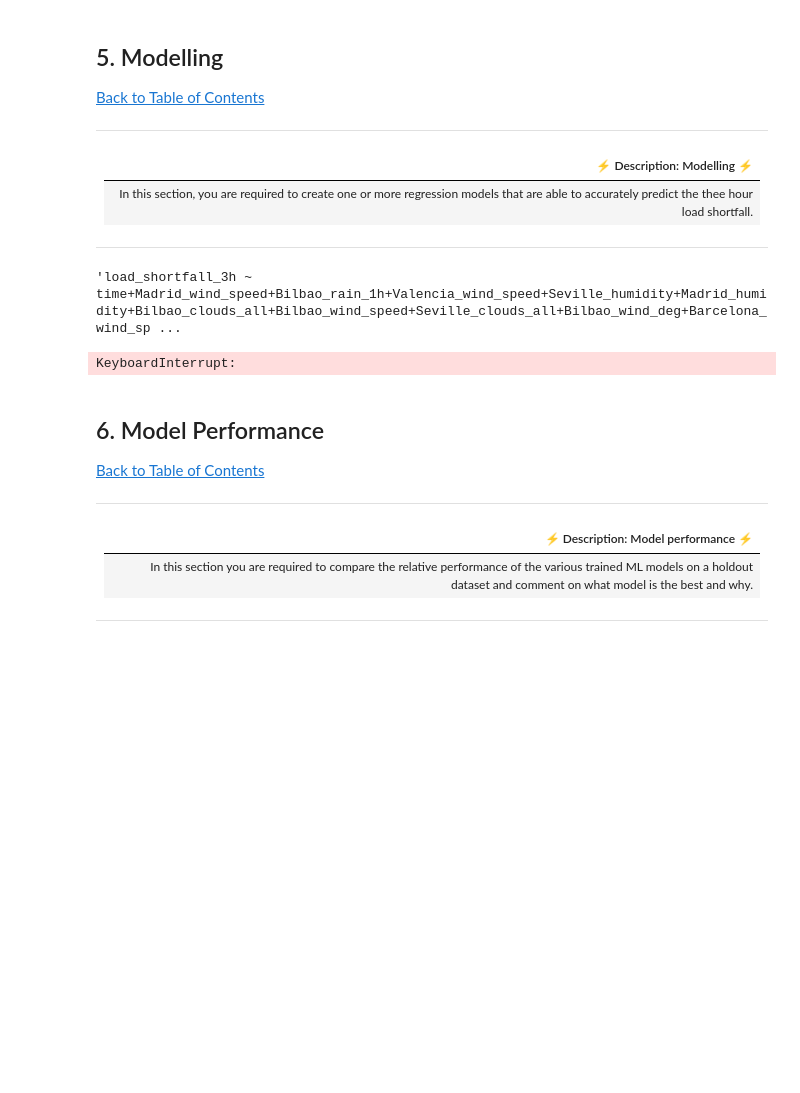
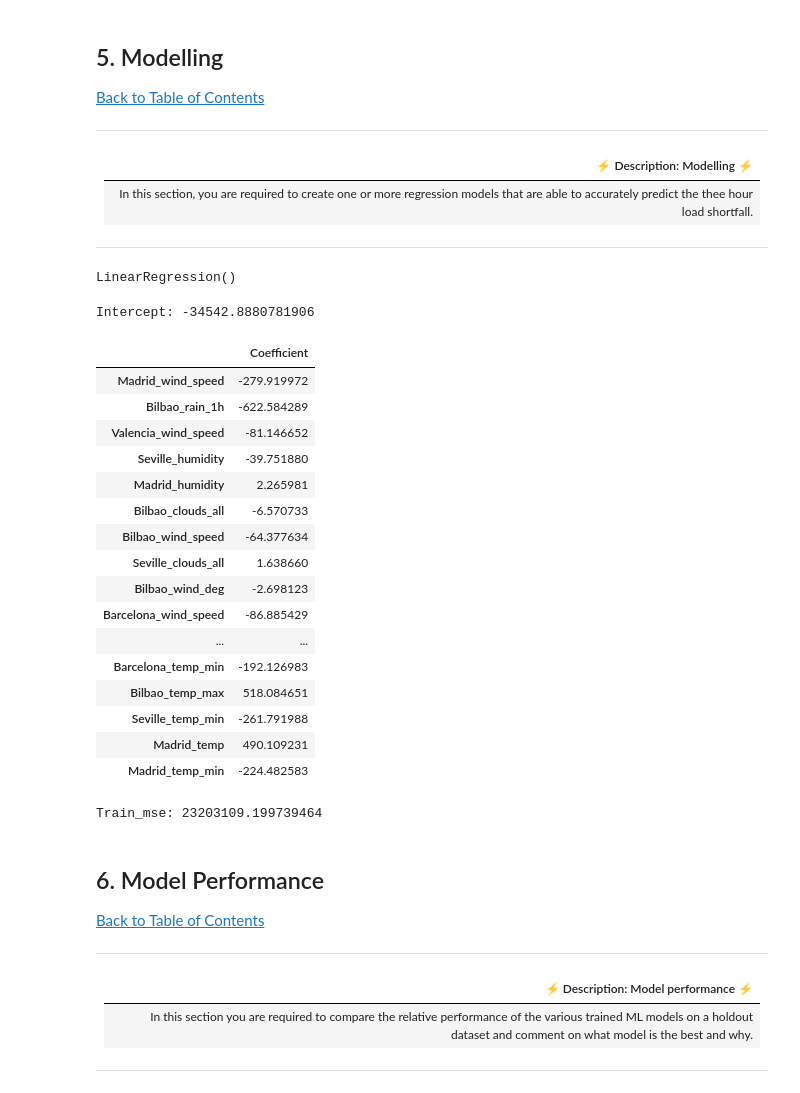
Before and after one commit to queen9921/advanced_regression, a Jupyter notebook: starter-notebook.ipynb, the cells around one changed output. Cells and saved outputs as stored; diff of their text form; code cells hidden in the pictures; blank space fills up the shorter version.

Commit message:
New Model

```diff
--- a/starter-notebook.ipynb
+++ b/starter-notebook.ipynb
@@ -440,17 +441,42 @@ df_model1 = df_model.drop(col_to_drop, axis=1)
 #Removed the weather id, the categorical data and the feature with high number of missing values
 # %%
 # create targets and features dataset
-formula_str = df_model1.columns[-1]+' ~ '+'+'.join(df_model1.columns[0:40]); formula_str
+features = df_model1.drop(['load_shortfall_3h'], axis=1)
+target = df_model1['load_shortfall_3h']
-# %% [output]
-'load_shortfall_3h ~ time+Madrid_wind_speed+Bilbao_rain_1h+Valencia_wind_speed+Seville_humidity+Madrid_humidity+Bilbao_clouds_all+Bilbao_wind_speed+Seville_clouds_all+Bilbao_wind_deg+Barcelona_wind_sp ...
 # %%
 # create one or more ML models
-import statsmodels.formula.api as sm
+lm = LinearRegression()
 # %%
-model=sm.ols(formula=formula_str, data=df_model1)
+lm.fit(features, target)
+# %% [output]
+LinearRegression()
 # %%
-fitted = model.fit() # <------It's running without giving me an output.
+model_intercept = float(lm.intercept_)
-# %% [output]
-KeyboardInterrupt:
+# %%
+model_coeff = pd.DataFrame(lm.coef_, X.columns, columns=['Coefficient'])
+# %%
+print('Intercept:', model_intercept)
+# %% [output]
+Intercept: -34542.8880781906
+# %%
+model_coeff
+# %% [output]
+|  | Coefficient |
+| Madrid_wind_speed | -279.919972 |
+| Bilbao_rain_1h | -622.584289 |
+| Valencia_wind_speed | -81.146652 |
+| Seville_humidity | -39.751880 |
+| Madrid_humidity | 2.265981 |
+| Bilbao_clouds_all | -6.570733 |
+| Bilbao_wind_speed | -64.377634 |
+| Seville_clouds_all | 1.638660 |
+| Bilbao_wind_deg | -2.698123 |
+| Barcelona_wind_speed | -86.885429 |
+| ... | ... |
+| Barcelona_temp_min | -192.126983 |
+| Bilbao_temp_max | 518.084651 |
+| Seville_temp_min | -261.791988 |
+| Madrid_temp | 490.109231 |
+| Madrid_temp_min | -224.482583 |
 # %%
 # evaluate one or more ML models
@@ -457,3 +495,8 @@ KeyboardInterrupt:
+# %%
+print("Train_mse:", metrics.mean_squared_error(target, lm.predict(features)))
+#test_mse = metrics.mean_squared_error() #We don't have the test predictors to be able to predict values for ourselves
+# %% [output]
+Train_mse: 23203109.199739464
 # %% [markdown]
 <a id="six"></a>
 ## 6. Model Performance
```
Also changed, not shown: parts of 5 cells of this notebook.
